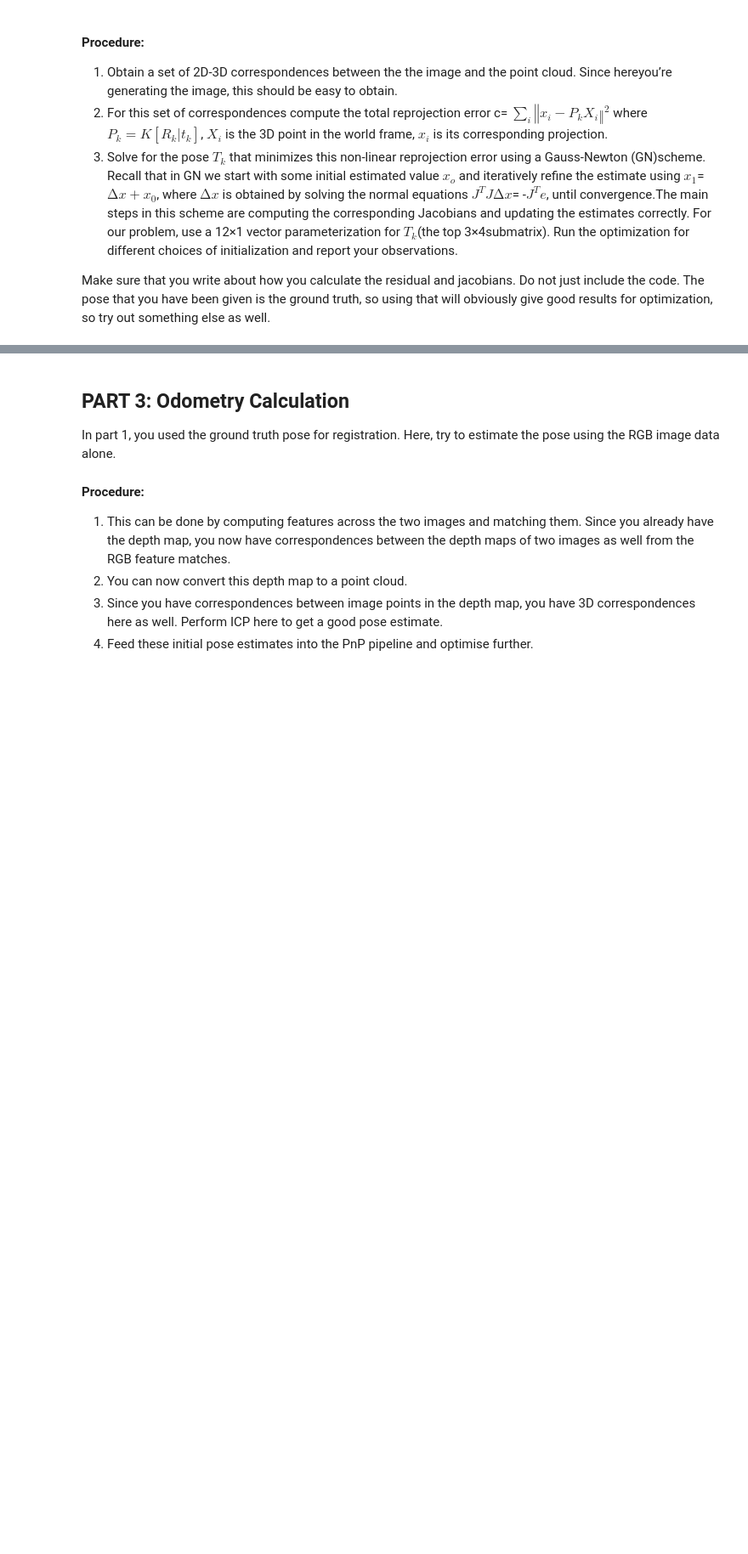
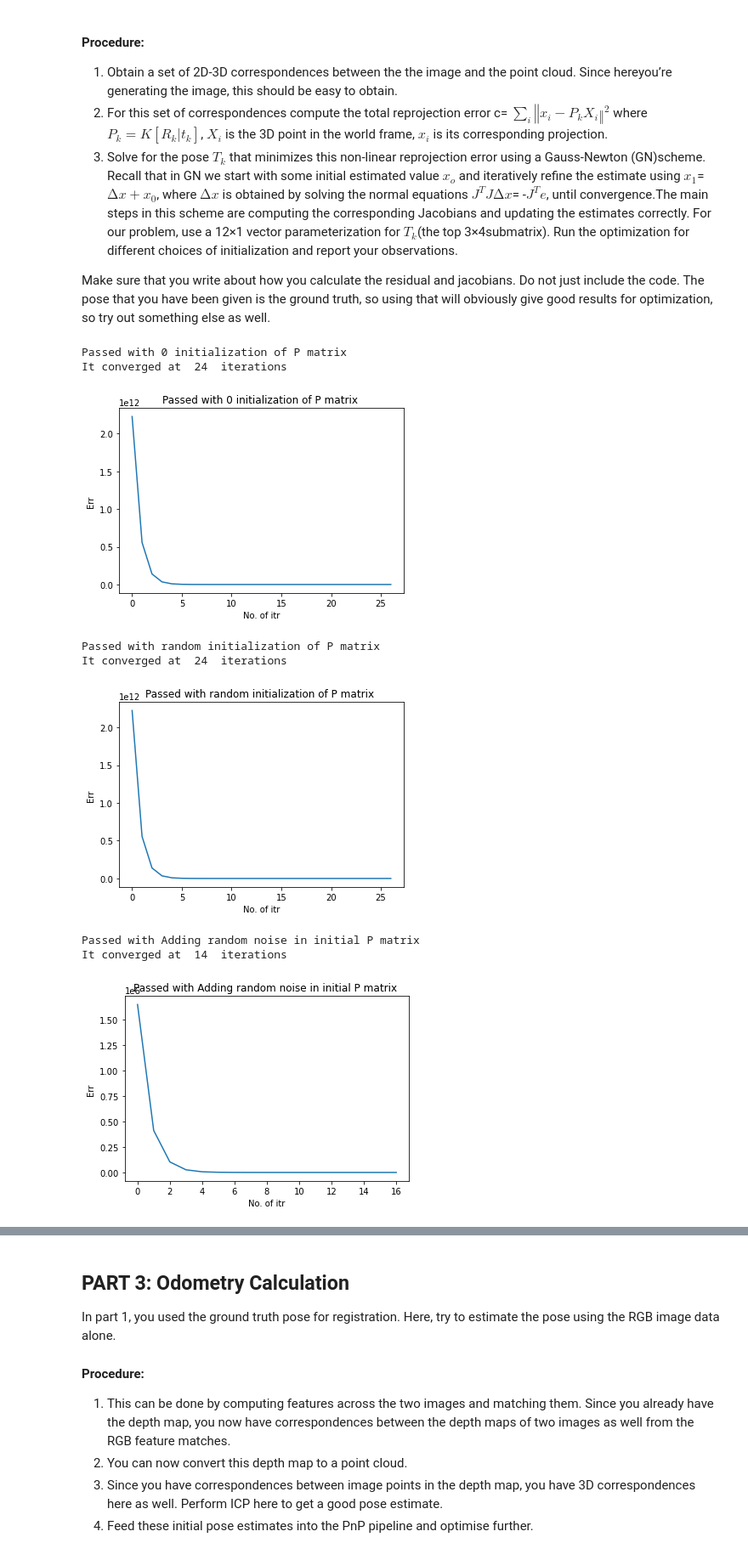
Before and after one commit to BhaskarJoshi-01/Mobile-Robotics---Monsoon-2021, a Jupyter notebook: Project-2/questions/StereoSLAM.ipynb, the cells around one changed output, grey strips where cells are left out. Shown at 85% size. Cells and saved outputs as stored; diff of their text form; code cells hidden in the pictures; blank space fills up the shorter version.

```diff
--- a/Project-2/questions/StereoSLAM.ipynb
+++ b/Project-2/questions/StereoSLAM.ipynb
@@ -88,7 +90,7 @@ def point_to_ply(path, points, colors, disp):
         f.write(header)
         np.savetxt(f, arr, '%f %f %f %d %d %d')
 
-def create_plys():
+def create_plys(dontrun=False):
     os.makedirs(OUT_PATH, exist_ok=True)
 
     file_names = sorted(os.listdir(LIMG_folder))
@@ -96,6 +98,8 @@ def create_plys():
     rimg_names = [os.path.join(RIMG_folder, file) for file in file_names]
     pc_names = [os.path.join(OUT_PATH, file[:-4] + '.ply')
                 for file in file_names]
+    if dontrun:
+        return pc_names
     show = False
 
     for limg_file, rimg_file, pc_file in zip(limg_names, rimg_names, pc_names):
@@ -144,5 +148,4 @@ def combine_pointcloud(pc_names):
 # %%
 ply_files = create_plys()
 pcd = combine_pointcloud(ply_files)
-
-# o3d.visualization.draw_geometries([pcd])
+points_3d_all = np.asarray(pcd.points)
@@ -178,3 +163,16 @@ Using the generated reconstruction from the previous part, synthesize a new imag
 </ol>
 
 Make sure that you write about how you calculate the residual and jacobians. Do not just include the code. The pose that you have been given is the ground truth, so using that will obviously give good results for optimization, so try out something else as well.
+# %%
+def synthesise(points, sample_size=1000):
+    np.random.seed(0)
+    R = np.random.normal(0, 0.1, (3,3))
+    t = np.random.normal(0, 0.1, (3,1))
+    P = K @ np.hstack([R,t])
+    sampled_points = np.random.choice(len(points), size=sample_size, replace=False)
+    homo_3d = np.hstack([ points[sampled_points], np.ones(sample_size)[:, None]])
+    pixel_coords = (P @ homo_3d.T).T
+
+    return pixel_coords,homo_3d, P
+# %%
+points2d, points3d, P_init = synthesise(points_3d_all)
@@ -180,0 +237,25 @@ Make sure that you write about how you calculate the residual and jacobians. Do
+# %%
+noise=np.random.normal(0,0.1,(12,1))
+
+cons = ["Passed with 0 initialization of P matrix ",
+        "Passed with random initialization of P matrix ",
+        "Passed with Adding random noise in initial P matrix ",
+        ]
+projs = [np.zeros((12, 1)), noise, P_init.reshape(12, 1)+noise]
+for con, proj, in zip(cons, projs):
+    err = gauss_newton(proj, points2d, points3d, con)
+    plt.xlabel("No. of itr")
+    plt.ylabel("Err ")
+    plt.title(con)
+    plt.plot(err)
+    plt.show()
+# %% [output]
+Passed with 0 initialization of P matrix
+It converged at  24  iterations
+[figure, added]
+Passed with random initialization of P matrix
+It converged at  24  iterations
+[figure, added]
+Passed with Adding random noise in initial P matrix
+It converged at  14  iterations
+[figure, added]
```
Also changed, not shown: parts of 4 cells of this notebook.
